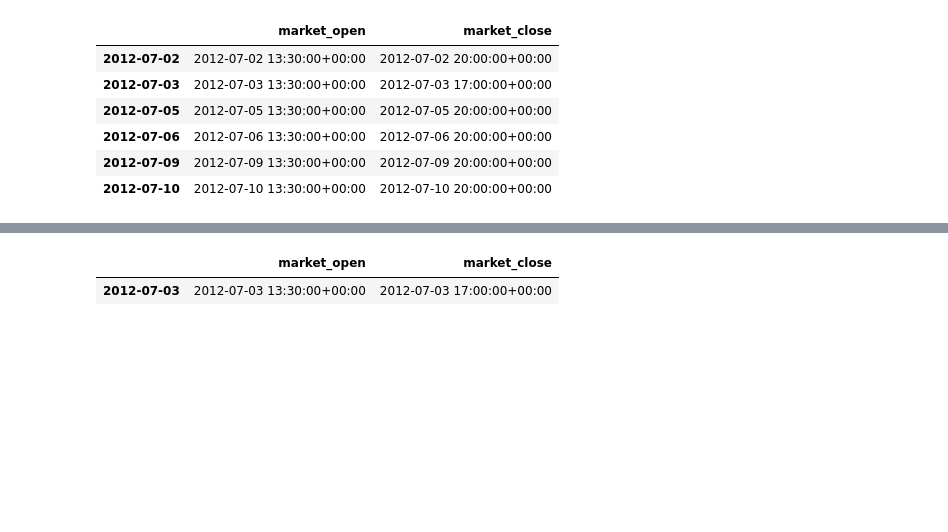
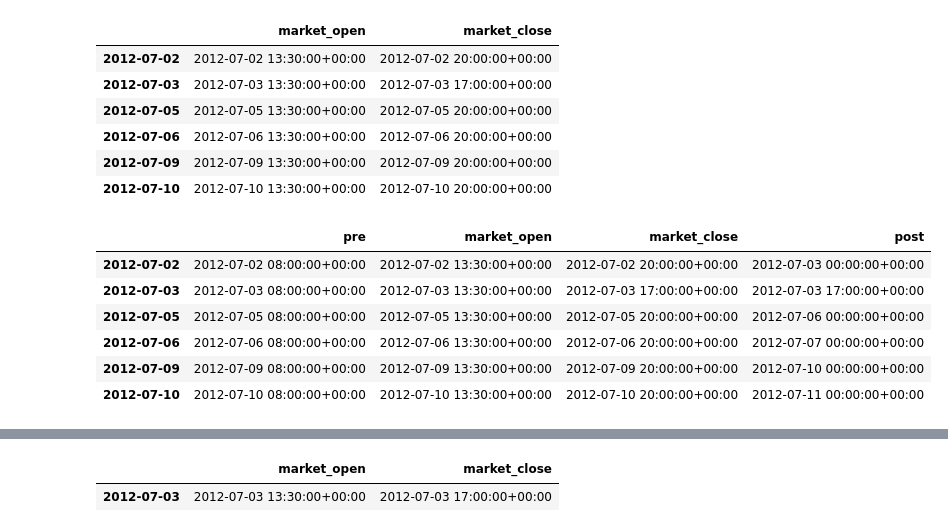
Before and after one commit to rsheftel/pandas_market_calendars, a Jupyter notebook: examples/usage.ipynb, the cells around one changed output, grey strips where cells are left out. Saved outputs shown, nothing was run; the diff lists cells and outputs as text; code cells hidden in the pictures; blank space fills up the shorter version.

```diff
--- a/examples/usage.ipynb
+++ b/examples/usage.ipynb
@@ -69,3 +83,15 @@ early
 | 2012-07-06 | 2012-07-06 13:30:00+00:00 | 2012-07-06 20:00:00+00:00 |
 | 2012-07-09 | 2012-07-09 13:30:00+00:00 | 2012-07-09 20:00:00+00:00 |
 | 2012-07-10 | 2012-07-10 13:30:00+00:00 | 2012-07-10 20:00:00+00:00 |
+# %%
+# including pre and post-market
+extended = nyse.schedule(start_date='2012-07-01', end_date='2012-07-10', start="pre", end="post")
+extended
+# %% [output]
+|  | pre | market_open | market_close | post |
+| 2012-07-02 | 2012-07-02 08:00:00+00:00 | 2012-07-02 13:30:00+00:00 | 2012-07-02 20:00:00+00:00 | 2012-07-03 00:00:00+00:00 |
+| 2012-07-03 | 2012-07-03 08:00:00+00:00 | 2012-07-03 13:30:00+00:00 | 2012-07-03 17:00:00+00:00 | 2012-07-03 17:00:00+00:00 |
+| 2012-07-05 | 2012-07-05 08:00:00+00:00 | 2012-07-05 13:30:00+00:00 | 2012-07-05 20:00:00+00:00 | 2012-07-06 00:00:00+00:00 |
+| 2012-07-06 | 2012-07-06 08:00:00+00:00 | 2012-07-06 13:30:00+00:00 | 2012-07-06 20:00:00+00:00 | 2012-07-07 00:00:00+00:00 |
+| 2012-07-09 | 2012-07-09 08:00:00+00:00 | 2012-07-09 13:30:00+00:00 | 2012-07-09 20:00:00+00:00 | 2012-07-10 00:00:00+00:00 |
+| 2012-07-10 | 2012-07-10 08:00:00+00:00 | 2012-07-10 13:30:00+00:00 | 2012-07-10 20:00:00+00:00 | 2012-07-11 00:00:00+00:00 |
```
Also changed, not shown: parts of 68 cells of this notebook, 2 other files.
